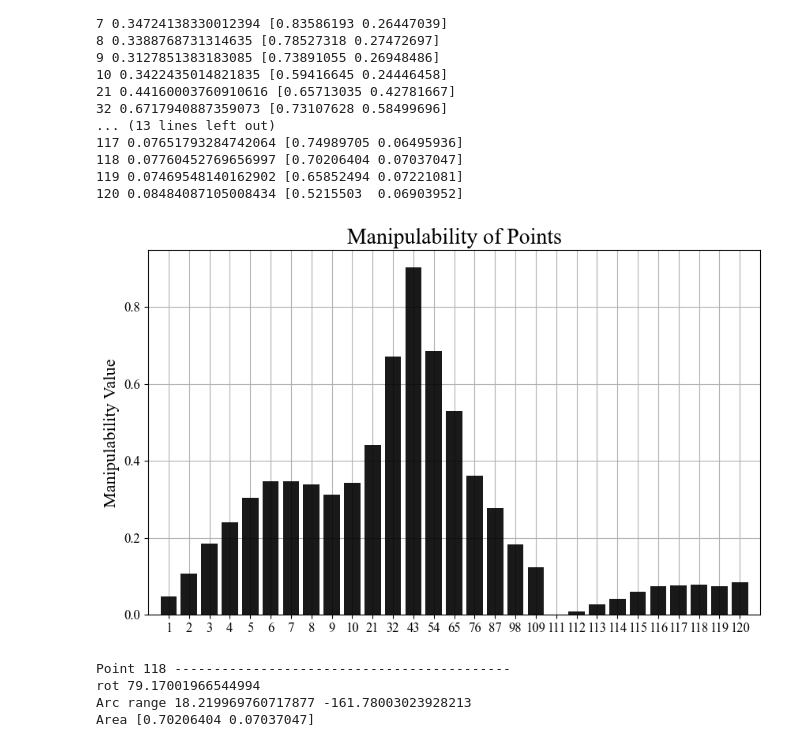
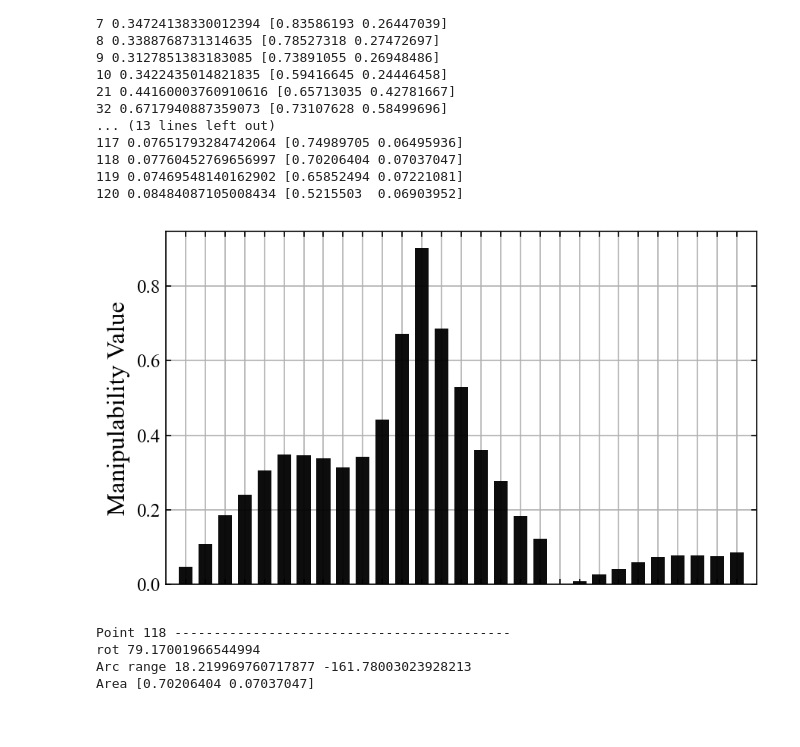
Before and after one commit to yang-si-hang/paper-2023, a Jupyter notebook: Test branch/PD/DataAnalyse/20240325-mani graph/ManipulabilityGraph.ipynb, the cells around one changed output. Saved outputs shown, nothing was run; the diff lists cells and outputs as text; code cells hidden in the pictures.

```diff
--- a/Test branch/PD/DataAnalyse/20240325-mani graph/ManipulabilityGraph.ipynb
+++ b/Test branch/PD/DataAnalyse/20240325-mani graph/ManipulabilityGraph.ipynb
@@ -52,22 +52,24 @@ for idx in range(len(mani_list)):
 # %%
 """
 条状图绘制操作点的可操作性值
 """
-fig, ax = plt.subplots(figsize=(10, 6), dpi=100)
-ax.set_title('Manipulability of Points', fontsize=20, fontname='Times New Roman')
-# ax.set_xlabel('Points Index', fontsize=16, fontname='Times New Roman')
+fig, ax = plt.subplots(figsize=(6, 3.5), dpi=150)
+# ax.set_title('Manipulability of Points', fontsize=20, fontname='Times New Roman')
+# ax.set_xlabel('Node Indices', fontsize=16, fontname='Times New Roman')
 ax.set_ylabel('Manipulability Value', fontsize=16, fontname='Times New Roman')
-ax.tick_params(axis='both', which='major', labelsize=12)    # 设置刻度标签大小
+ax.tick_params(axis='both', which='major', labelsize=12, direction='in', top=True, right=True)    # 设置刻度标签大小
 plt.gca().get_yaxis().get_offset_text().set_fontsize(12)    # 设置坐标轴刻度值的大小
 
-bars = ax.bar(range(len(mani_list)), area_list, color='k', alpha=0.9, zorder=3)
+bars = ax.bar(range(len(mani_list)), area_list, width=0.7, color='k', alpha=0.95, zorder=3)
 ax.set_xlim(-1, len(mani_list))
 ax.set_xticks(ticks=range(len(mani_list)), labels=mani_list)
 ax.grid(True, zorder=2)
+ax.set_xticklabels([])
 
-plt.show()
+plt.tight_layout()
+fig.savefig('mani_value.png', transparent=True, dpi=300)
 # %% [output]
-[figure, old version]
+[figure, new version]
 # %%
 """
 得到可操作性图的相关参数
```
Also changed, not shown: 5 other files.
